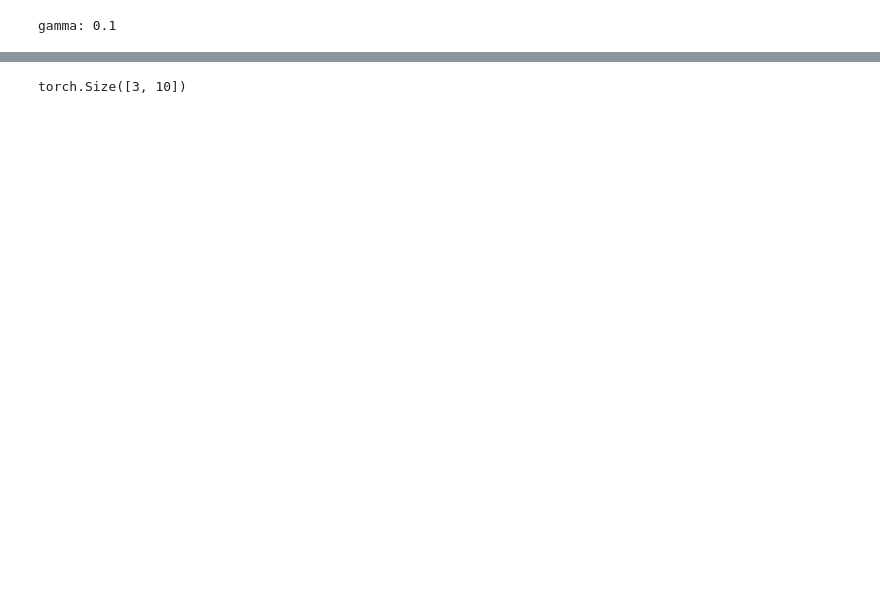
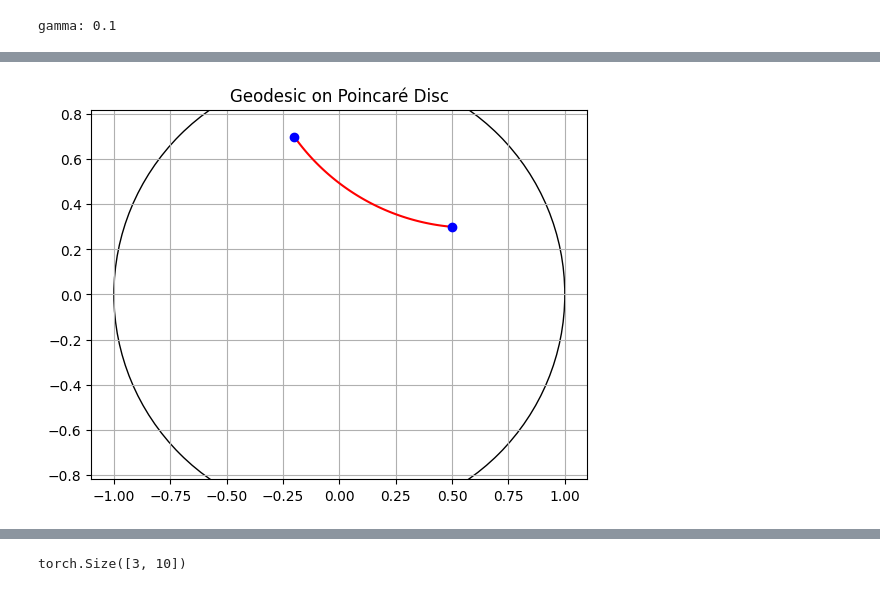
Before and after one commit to YongweiChe/hyperbolic-gcrl, a Jupyter notebook: notebooks/VisualizeTree.ipynb, the cells around one changed output, grey strips where cells are left out. Cells and saved outputs as stored; diff of their text form; code cells hidden in the pictures; blank space fills up the shorter version.

```diff
--- a/notebooks/VisualizeTree.ipynb
+++ b/notebooks/VisualizeTree.ipynb
@@ -263,3 +304,47 @@ plt.show()
+# %%
+import numpy as np
+import matplotlib.pyplot as plt
+
+def mobius_addition(z1, z2, theta=0):
+    numerator = z1 + np.exp(1j * theta) * z2
+    denominator = 1 + np.conj(z1) * np.exp(1j * theta) * z2
+    return numerator / denominator
+
+def geodesic_points(z1, z2, t):
+    a = mobius_addition(-z1, z2, 0)  # theta=0 for geodesics
+    return mobius_addition(z1, t * a, 0)
+
+def plot_poincare_geodesic(p1, p2):
+    z1 = p1[0] + 1j*p1[1]
+    z2 = p2[0] + 1j*p2[1]
+
+    # Plot the Poincaré disc boundary
+    circle = plt.Circle((0, 0), 1, fill=False)
+    plt.gca().add_artist(circle)
+
+    # Generate points along the geodesic
+    t = np.linspace(0, 1, 100)
+    geodesic = geodesic_points(z1, z2, t)
+
+    # Plot the geodesic
+    plt.plot(geodesic.real, geodesic.imag, 'r-')
+
+    # Plot the points
+    plt.plot([p1[0], p2[0]], [p1[1], p2[1]], 'bo')
+
+    plt.axis('equal')
+    plt.xlim(-1.1, 1.1)
+    plt.ylim(-1.1, 1.1)
+    plt.title('Geodesic on Poincaré Disc')
+    plt.grid(True)
+    plt.show()
+
+# Example usage
+p1 = (0.5, 0.3)
+p2 = (-0.2, 0.7)
+plot_poincare_geodesic(p1, p2)
+# %% [output]
+[figure, added]
 # %%
 state = int(anchor[0])
 
```
Also changed, not shown: parts of 15 cells of this notebook, 22 other files.
